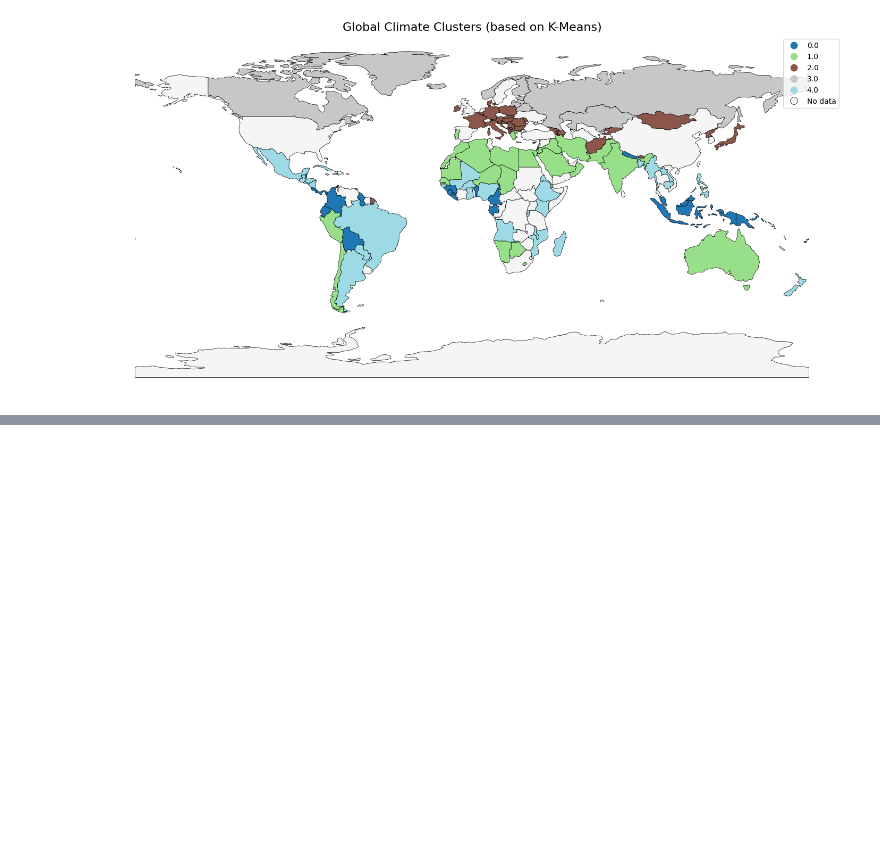
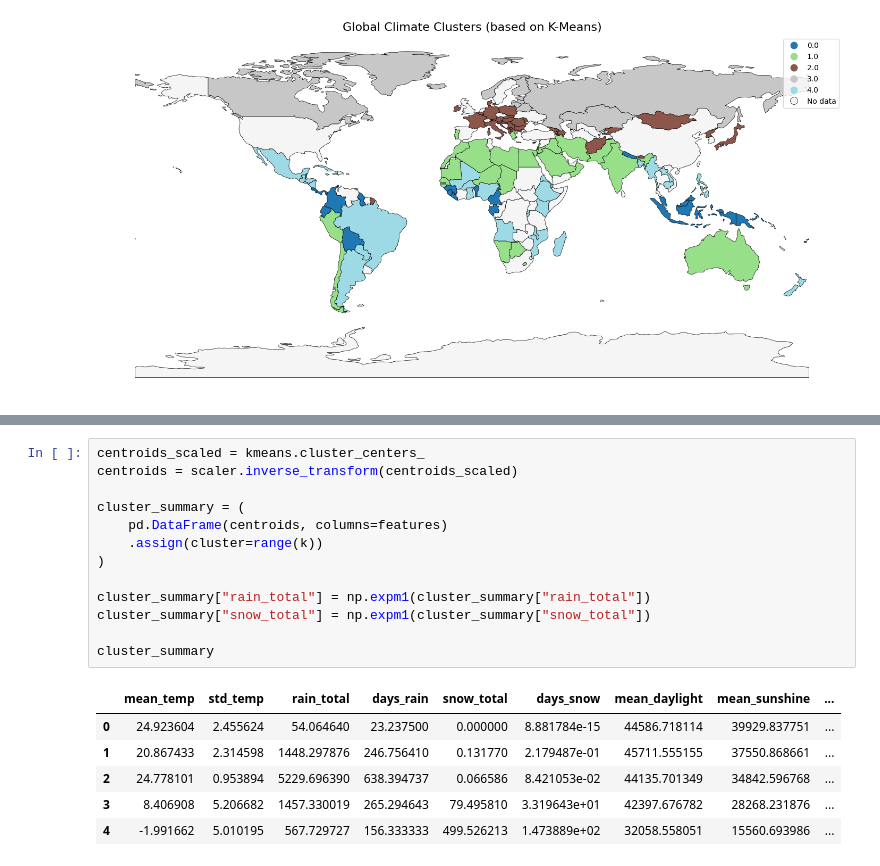
Before and after one commit to gabri17/Data-Mining-Project, a Jupyter notebook: cluster.ipynb, the cells around one changed output, grey strips where cells are left out. Drawn from its saved outputs; the diff is of its cells as text; blank space fills up the shorter version.

```diff
--- a/cluster.ipynb
+++ b/cluster.ipynb
@@ -1395,0 +1481,20 @@ See the caveats in the documentation: https://pandas.pydata.org/pandas-docs/stab
+# %%
+centroids_scaled = kmeans.cluster_centers_
+centroids = scaler.inverse_transform(centroids_scaled)
+
+cluster_summary = (
+    pd.DataFrame(centroids, columns=features)
+    .assign(cluster=range(k))
+)
+
+cluster_summary["rain_total"] = np.expm1(cluster_summary["rain_total"])
+cluster_summary["snow_total"] = np.expm1(cluster_summary["snow_total"])
+
+cluster_summary
+# %% [output]
+|  | mean_temp | std_temp | rain_total | days_rain | snow_total | days_snow | mean_daylight | mean_sunshine | ... |
+| 0 | 24.923604 | 2.455624 | 54.064640 | 23.237500 | 0.000000 | 8.881784e-15 | 44586.718114 | 39929.837751 | ... |
+| 1 | 20.867433 | 2.314598 | 1448.297876 | 246.756410 | 0.131770 | 2.179487e-01 | 45711.555155 | 37550.868661 | ... |
+| 2 | 24.778101 | 0.953894 | 5229.696390 | 638.394737 | 0.066586 | 8.421053e-02 | 44135.701349 | 34842.596768 | ... |
+| 3 | 8.406908 | 5.206682 | 1457.330019 | 265.294643 | 79.495810 | 3.319643e+01 | 42397.676782 | 28268.231876 | ... |
+| 4 | -1.991662 | 5.010195 | 567.729727 | 156.333333 | 499.526213 | 1.473889e+02 | 32058.558051 | 15560.693986 | ... |
```
Also changed, not shown: parts of 18 cells of this notebook, 1 other file.
